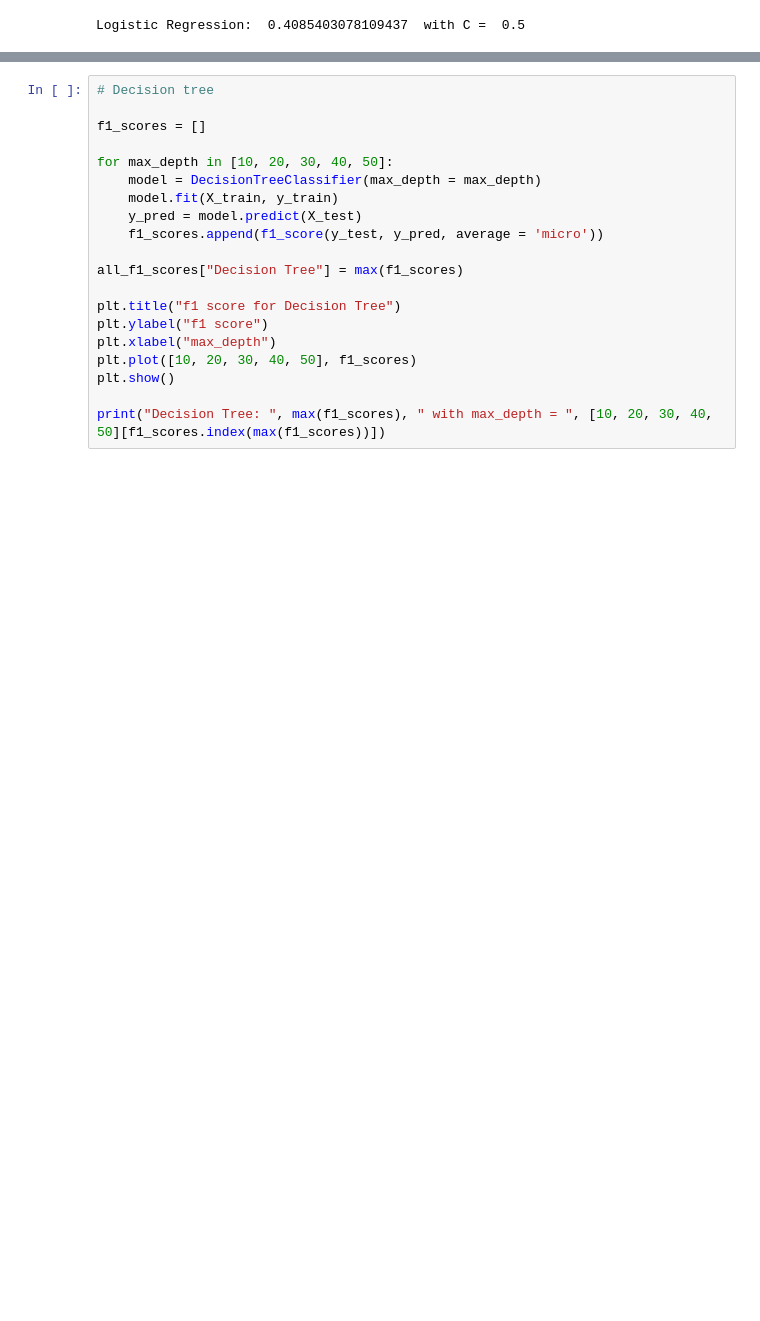
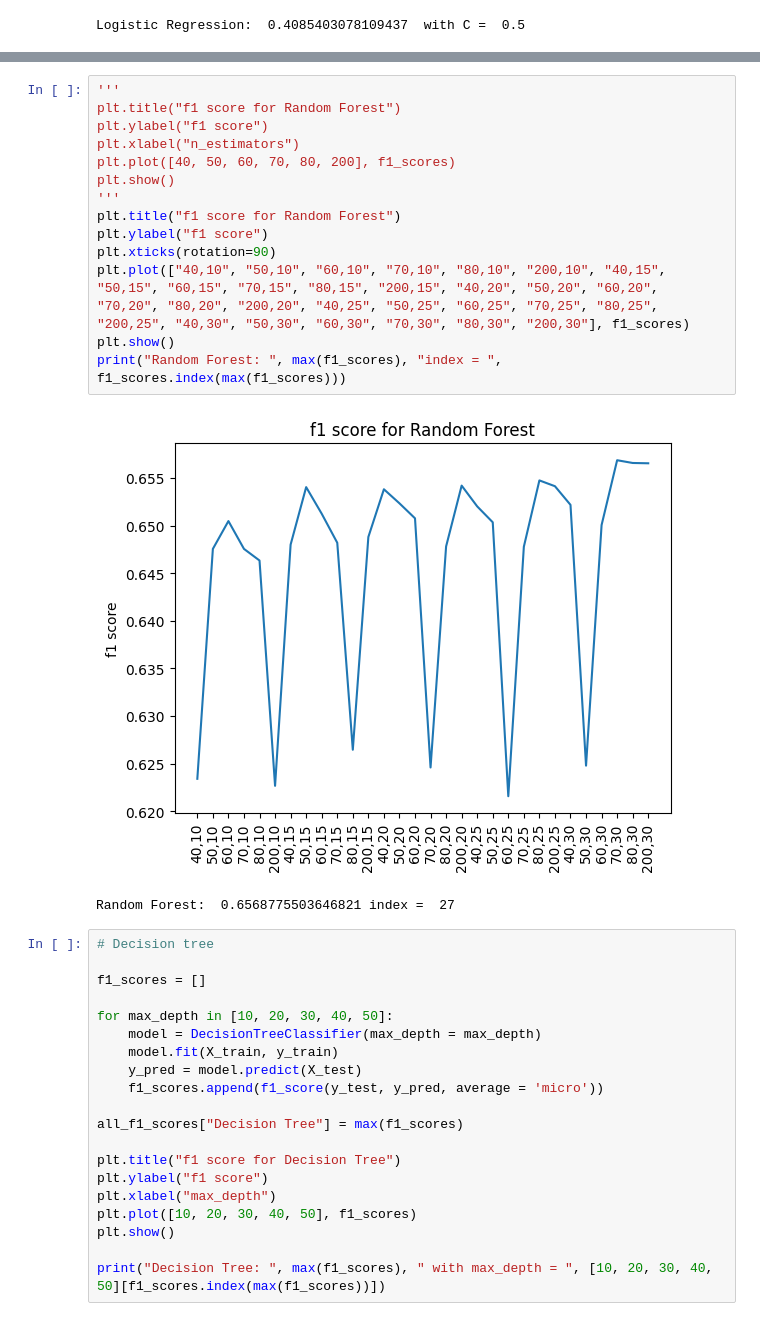
Before and after one commit to shahrohman/inf8245e_kaggle, a Jupyter notebook: ML_kaggle.ipynb, the cells around one changed output, grey strips where cells are left out. Cells and saved outputs as stored; diff of their text form; blank space fills up the shorter version.

```diff
--- a/ML_kaggle.ipynb
+++ b/ML_kaggle.ipynb
@@ -429,3 +469,20 @@ Random Forest:  0.6493589949554992  with n_estimators =  50
+# %%
+'''
+plt.title("f1 score for Random Forest")
+plt.ylabel("f1 score")
+plt.xlabel("n_estimators")
+plt.plot([40, 50, 60, 70, 80, 200], f1_scores)
+plt.show()
+'''
+plt.title("f1 score for Random Forest")
+plt.ylabel("f1 score")
+plt.xticks(rotation=90)
+plt.plot(["40,10", "50,10", "60,10", "70,10", "80,10", "200,10", "40,15", "50,15", "60,15", "70,15", "80,15", "200,15", "40,20", "50,20", "60,20", "70,20", "80,20", "200,20", "40,25", "50,25", "60,25", "70,25", "80,25", "200,25", "40,30", "50,30", "60,30", "70,30", "80,30", "200,30"], f1_scores)
+plt.show()
+print("Random Forest: ", max(f1_scores), "index = ", f1_scores.index(max(f1_scores)))
+# %% [output]
+[figure, added]
+Random Forest:  0.6568775503646821 index =  27
 # %%
 # Decision tree
 
```
Also changed, not shown: parts of 14 cells of this notebook, 1 other file.
